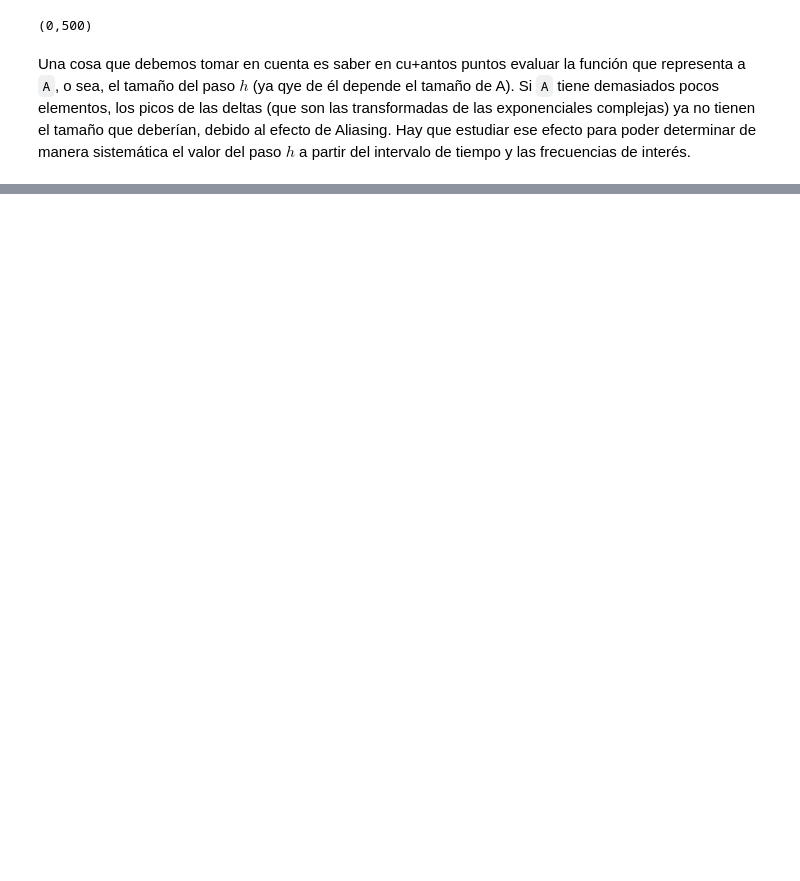
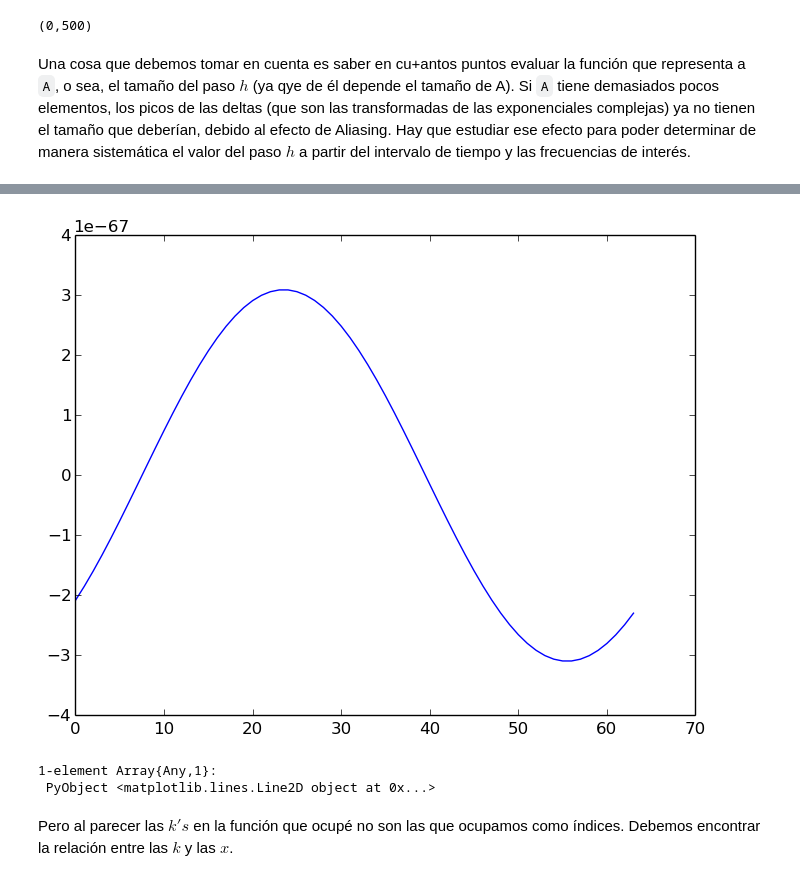
Before and after one commit to carlosmvillegasb/ProyectoFinal, a Jupyter notebook: ProyectoFourier_Granados-Villegas.ipynb, the cells around one changed output, grey strips where cells are left out. Drawn from its saved outputs; the diff is of its cells as text; code cells hidden in the pictures; blank space fills up the shorter version.

```diff
--- a/ProyectoFourier_Granados-Villegas.ipynb
+++ b/ProyectoFourier_Granados-Villegas.ipynb
@@ -56,0 +123,10 @@ djsfñlkajskldf
+# %%
+U=Complex{Float64}[]
+t=1
+for k in 1:N
+    #@show(fgorrito[k])
+    #@show(exp(t*k^2))
+    push!(U,exp(-4*pi^2*t*k^2)*fgorrito[k])
+    #@show(U[k])
+end
+U
@@ -56,0 +151,2 @@ djsfñlkajskldf
+# %%
+Usol=ifft(U)
@@ -56,0 +171,8 @@ djsfñlkajskldf
+# %%
+plot(imag(Usol))
+# %% [output]
+[figure, added]
+1-element Array{Any,1}:
+ PyObject <matplotlib.lines.Line2D object at 0x...>
+# %% [markdown]
+Pero al parecer las $k's$ en la función que ocupé no son las que ocupamos como índices. Debemos encontrar la relación entre las $k$ y las $x$.
```
Also changed, not shown: parts of 9 cells of this notebook.
